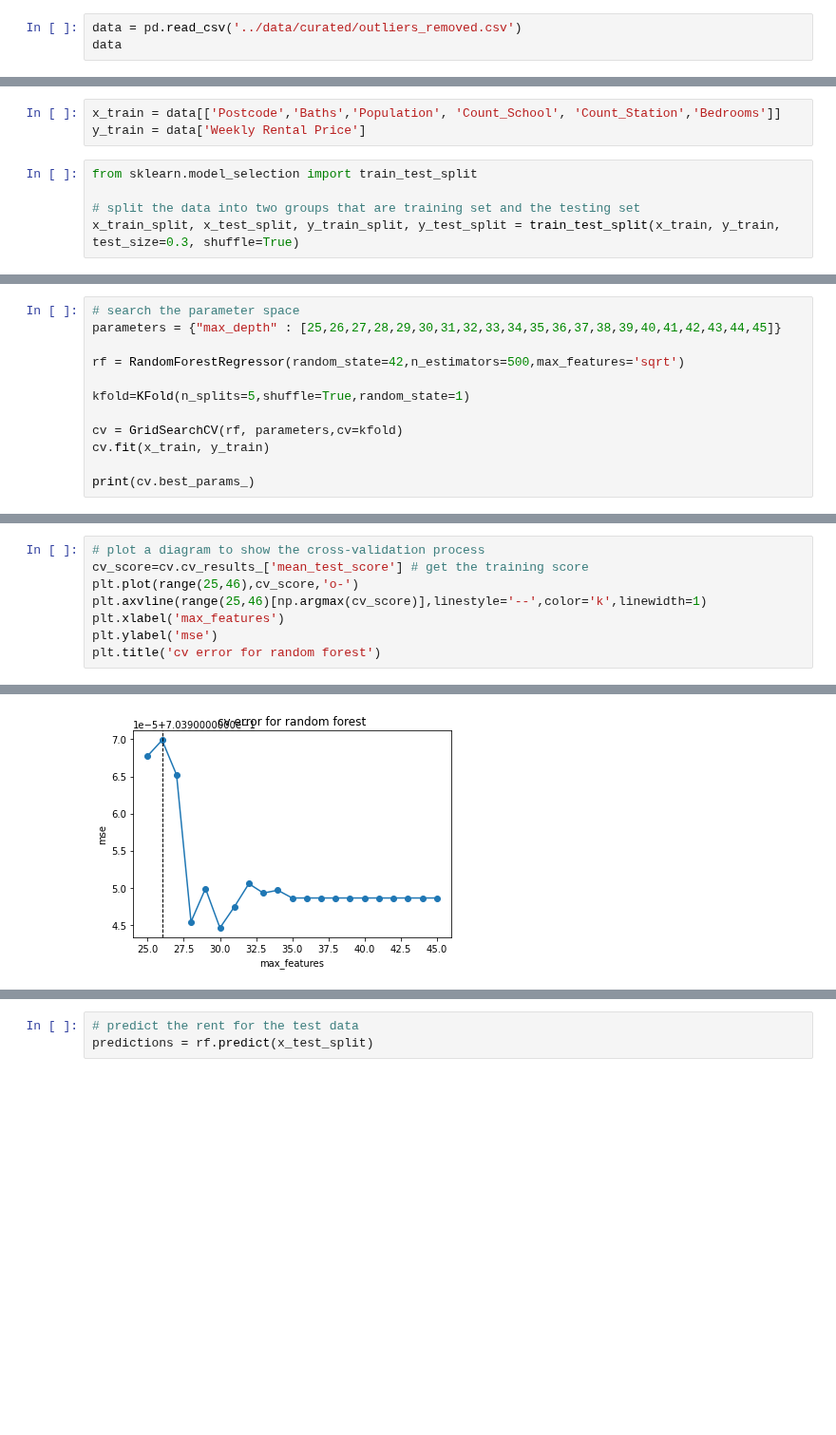
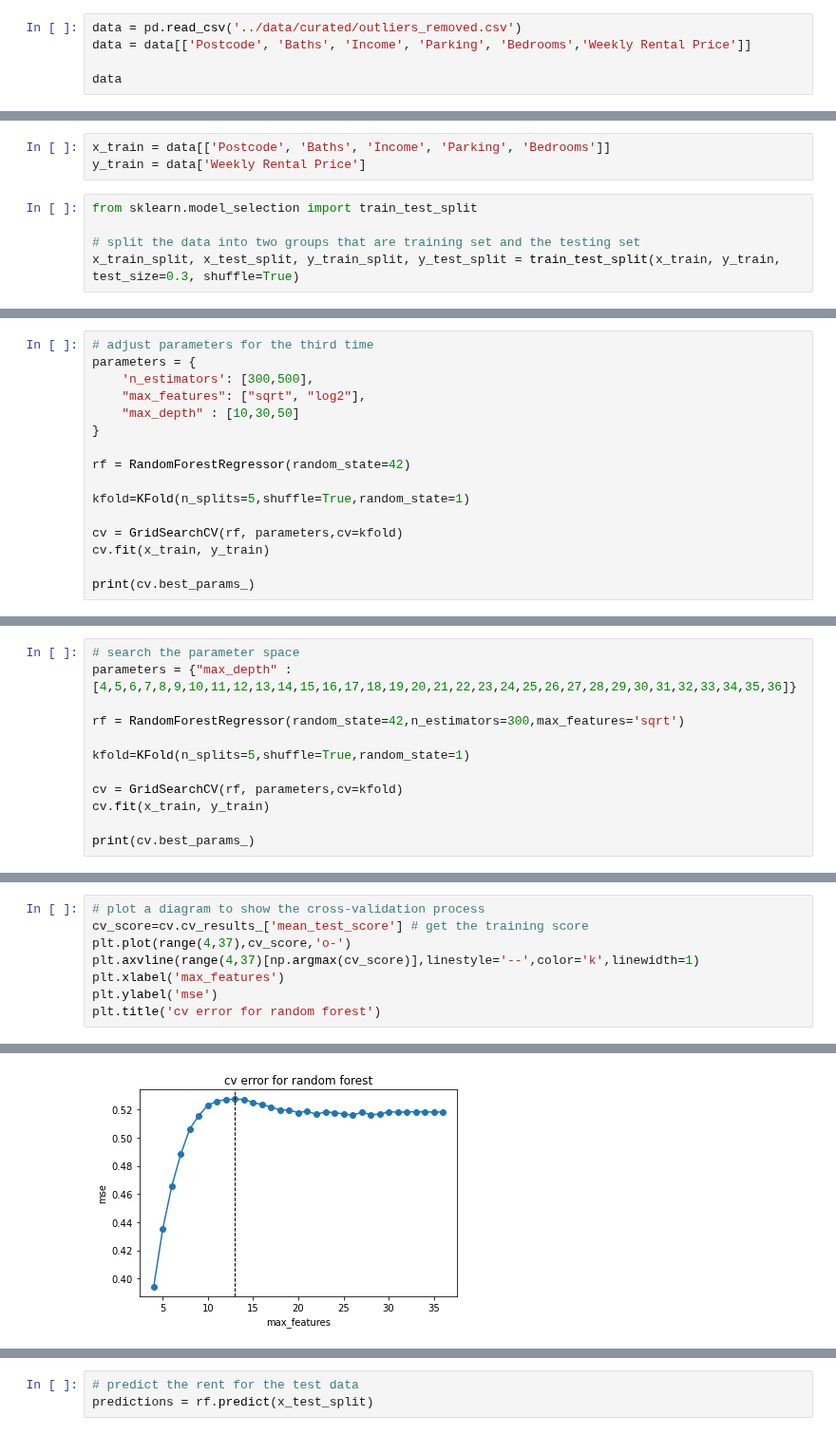
Before and after one commit to MAST30034-Applied-Data-Science/generic-real-estate-consulting-project-group50, a Jupyter notebook: draft works/RF_Model.ipynb, the cells around one changed output, grey strips where cells are left out. Shown at 95% size. Cells and saved outputs as stored; diff of their text form; blank space fills up the shorter version.

```diff
--- a/draft works/RF_Model.ipynb
+++ b/draft works/RF_Model.ipynb
@@ -4,5 +4,7 @@ import matplotlib.pyplot as plt
 import numpy as np
 # %%
 data = pd.read_csv('../data/curated/outliers_removed.csv')
+data = data[['Postcode', 'Baths', 'Income', 'Parking', 'Bedrooms','Weekly Rental Price']]
+
 data
 # %% [output]
@@ -22,5 +24,5 @@ data
 # %%
-x_train = data[['Postcode','Baths','Population', 'Count_School', 'Count_Station','Bedrooms']]
+x_train = data[['Postcode', 'Baths', 'Income', 'Parking', 'Bedrooms']]
 y_train = data['Weekly Rental Price']
 # %%
 from sklearn.model_selection import train_test_split
@@ -71,0 +74,16 @@ print(cv.best_params_)
+# %%
+# adjust parameters for the third time
+parameters = {
+    'n_estimators': [300,500],
+    "max_features": ["sqrt", "log2"],
+    "max_depth" : [10,30,50]
+}
+
+rf = RandomForestRegressor(random_state=42)
+
+kfold=KFold(n_splits=5,shuffle=True,random_state=1)
+
+cv = GridSearchCV(rf, parameters,cv=kfold)
+cv.fit(x_train, y_train)
+
+print(cv.best_params_)
@@ -72,8 +92,8 @@ print(cv.best_params_)
 # %%
 # search the parameter space
-parameters = {"max_depth" : [25,26,27,28,29,30,31,32,33,34,35,36,37,38,39,40,41,42,43,44,45]}
+parameters = {"max_depth" : [4,5,6,7,8,9,10,11,12,13,14,15,16,17,18,19,20,21,22,23,24,25,26,27,28,29,30,31,32,33,34,35,36]}
 
-rf = RandomForestRegressor(random_state=42,n_estimators=500,max_features='sqrt')
+rf = RandomForestRegressor(random_state=42,n_estimators=300,max_features='sqrt')
 
 kfold=KFold(n_splits=5,shuffle=True,random_state=1)
 
@@ -86,14 +106,14 @@ print(cv.best_params_)
 # %%
 # plot a diagram to show the cross-validation process
 cv_score=cv.cv_results_['mean_test_score'] # get the training score
-plt.plot(range(25,46),cv_score,'o-')
-plt.axvline(range(25,46)[np.argmax(cv_score)],linestyle='--',color='k',linewidth=1)
+plt.plot(range(4,37),cv_score,'o-')
+plt.axvline(range(4,37)[np.argmax(cv_score)],linestyle='--',color='k',linewidth=1)
 plt.xlabel('max_features')
 plt.ylabel('mse')
 plt.title('cv error for random forest')
 # %% [output]
 Text(0.5, 1.0, 'cv error for random forest')
-[figure, old version]
+[figure, new version]
 # %%
 # import the random forest regressor
 from sklearn.ensemble import RandomForestRegressor
```
Also changed, not shown: parts of 22 cells of this notebook.
